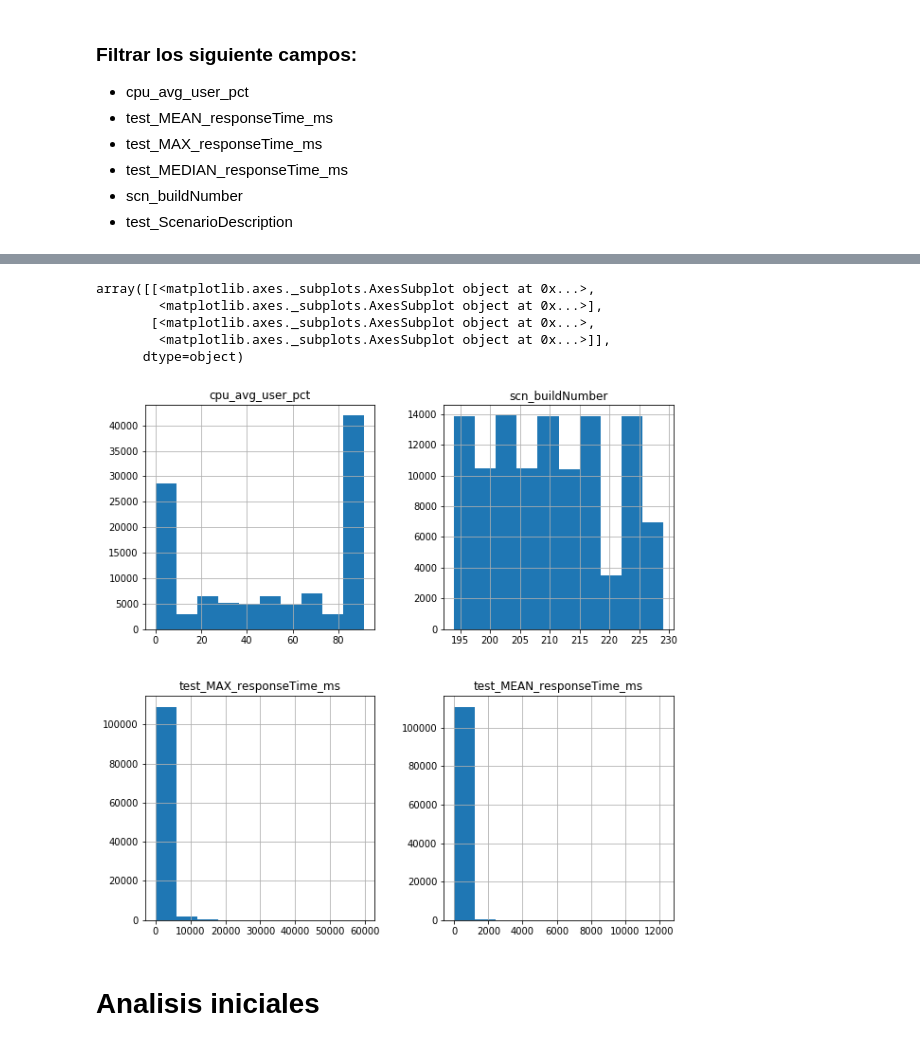
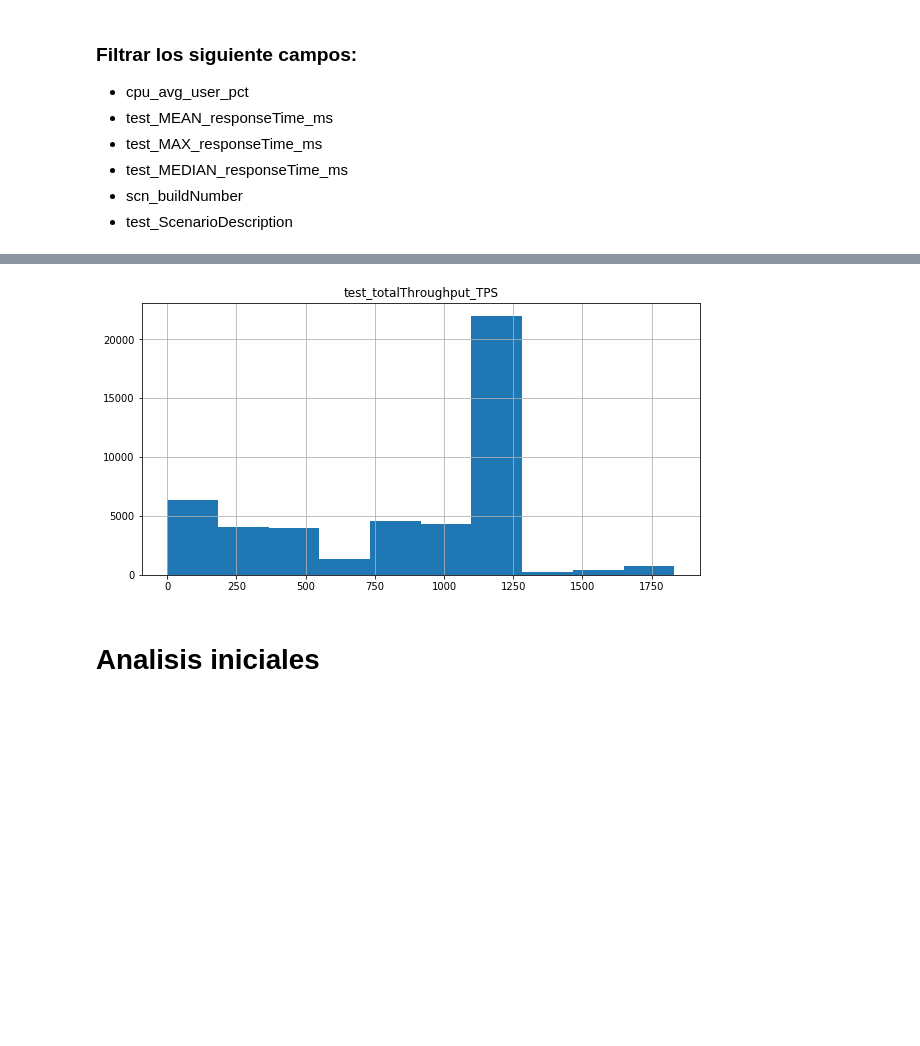
Before and after one commit to eshernan/datascience_training, a Jupyter notebook: notebooks/Exercises_1_solve.ipynb, the cells around one changed output, grey strips where cells are left out. Saved outputs shown, nothing was run; the diff lists cells and outputs as text; code cells hidden in the pictures; blank space fills up the shorter version.

Commit message:
cambio para soportar dataset nuevos cargados desde repo interno

```diff
--- a/notebooks/Exercises_1_solve.ipynb
+++ b/notebooks/Exercises_1_solve.ipynb
@@ -13,7 +13,7 @@ import seaborn as sns
 # %% [markdown]
 ### Actividades con el dataset provisto
 # %%
-perf_df = pd.read_csv('../data/datasemanaSanta-17-23April.csv')
+perf_df = pd.read_csv('../data/dataset_full.csv')
 # %%
 # Listar los campos que tiene el dataset.
 list(perf_df)
@@ -63,7 +63,7 @@ perf_df.head(10)
 # %%
 filtered_df=perf_df.filter(['cpu_avg_user_pct',
                 'test_MEAN_responseTime_ms','test_MAX_responseTime_ms',
-                'test_ScenarioDescription','scn_buildNumber'])
+                'test_ScenarioDescription','scn_buildNumber','test_totalThroughput_TPS','test_timestamp'])
 # %%
 filtered_df.head(10)
 # %% [output]
@@ -81,13 +81,8 @@ filtered_df.head(10)
 # %%
 #Generar los histogramas para cada uno de los features
-filtered_df.hist(figsize=(10,10))
+ax=filtered_df.hist(column='test_totalThroughput_TPS',figsize=(10,5))
 # %% [output]
-array([[<matplotlib.axes._subplots.AxesSubplot object at 0x...>,
-        <matplotlib.axes._subplots.AxesSubplot object at 0x...>],
-       [<matplotlib.axes._subplots.AxesSubplot object at 0x...>,
-        <matplotlib.axes._subplots.AxesSubplot object at 0x...>]],
-      dtype=object)
-[figure, old version]
+[figure, new version]
 # %% [markdown]
 # Analisis iniciales
 # %%
```
Also changed, not shown: parts of 3 cells of this notebook.
